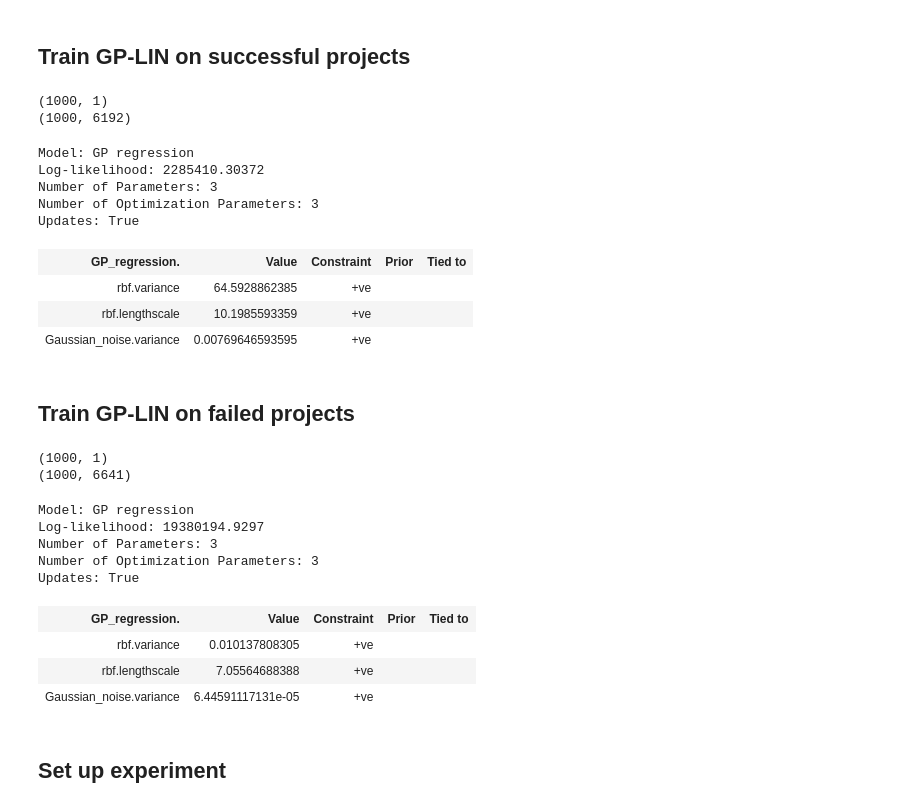
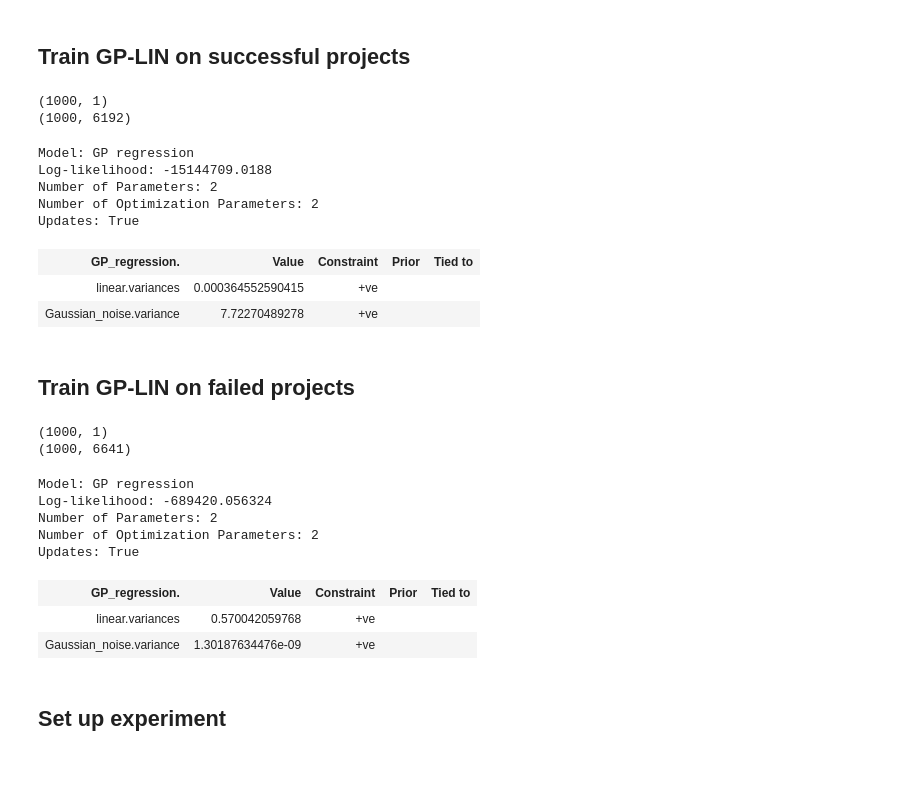
Before and after one commit to vicow/gaussian-process, a Jupyter notebook: notebooks/sidekick-mixture.ipynb, the cells around one changed output. Cells and saved outputs as stored; diff of their text form; code cells hidden in the pictures; blank space fills up the shorter version.

```diff
--- a/notebooks/sidekick-mixture.ipynb
+++ b/notebooks/sidekick-mixture.ipynb
@@ -40,25 +42,24 @@ Data loaded.
 # %%
 X_train_s = np.ndarray(shape=(len(successful[0]), 1), buffer=np.arange(len(successful[0])), dtype=int)
 Y_train_s = np.array(successful).T
 print X_train_s.shape
 print Y_train_s.shape
 
-kernel = GPy.kern.RBF(input_dim=1)
+kernel = GPy.kern.Linear(input_dim=1)
 m_s = GPy.models.GPRegression(X_train_s, Y_train_s, kernel)
 m_s.optimize()
 display(m_s)
 # %% [output]
 (1000, 1)
 (1000, 6192)
 Model: GP regression
-Log-likelihood: 2285410.30372
-Number of Parameters: 3
-Number of Optimization Parameters: 3
+Log-likelihood: -15144709.0188
+Number of Parameters: 2
+Number of Optimization Parameters: 2
 Updates: True
 | GP_regression. | Value | Constraint | Prior | Tied to |
-| rbf.variance | 64.5928862385 | +ve |  |  |
-| rbf.lengthscale | 10.1985593359 | +ve |  |  |
-| Gaussian_noise.variance | 0.00769646593595 | +ve |  |  |
+| linear.variances | 0.000364552590415 | +ve |  |  |
+| Gaussian_noise.variance | 7.72270489278 | +ve |  |  |
 # %% [markdown]
 ## Train GP-LIN on failed projects
 # %%
@@ -67,7 +68,7 @@ Y_train_f = np.array(failed).T
 print X_train_f.shape
 print Y_train_f.shape
 
-kernel = GPy.kern.RBF(input_dim=1)
+kernel = GPy.kern.Linear(input_dim=1)
 m_f = GPy.models.GPRegression(X_train_f, Y_train_f, kernel)
 m_f.optimize()
 display(m_f)
@@ -75,14 +76,13 @@ display(m_f)
 (1000, 1)
 (1000, 6641)
 Model: GP regression
-Log-likelihood: 19380194.9297
-Number of Parameters: 3
-Number of Optimization Parameters: 3
+Log-likelihood: -689420.056324
+Number of Parameters: 2
+Number of Optimization Parameters: 2
 Updates: True
 | GP_regression. | Value | Constraint | Prior | Tied to |
-| rbf.variance | 0.010137808305 | +ve |  |  |
-| rbf.lengthscale | 7.05564688388 | +ve |  |  |
-| Gaussian_noise.variance | 6.44591117131e-05 | +ve |  |  |
+| linear.variances | 0.570042059768 | +ve |  |  |
+| Gaussian_noise.variance | 1.30187634476e-09 | +ve |  |  |
 # %% [markdown]
 ## Set up experiment
 # %%
```
Also changed, not shown: parts of 5 cells of this notebook, 4 other files.
